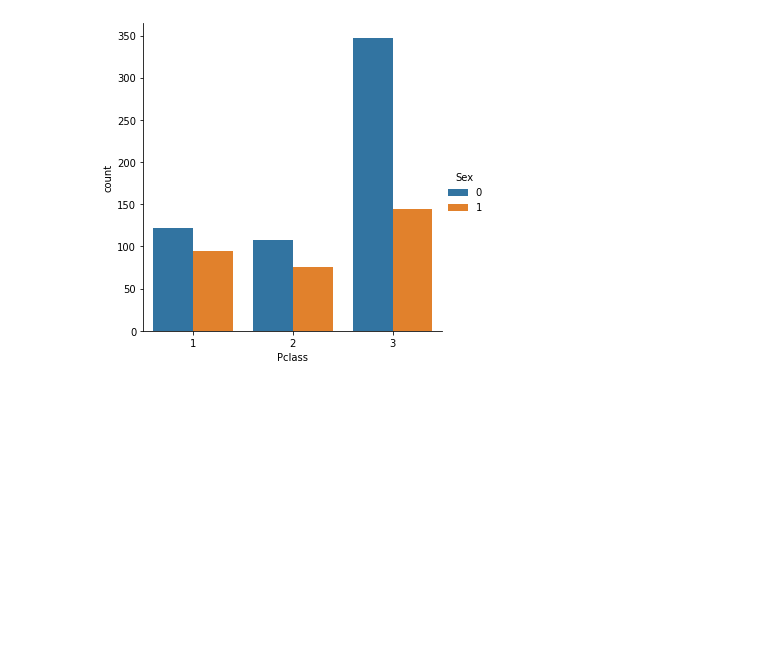
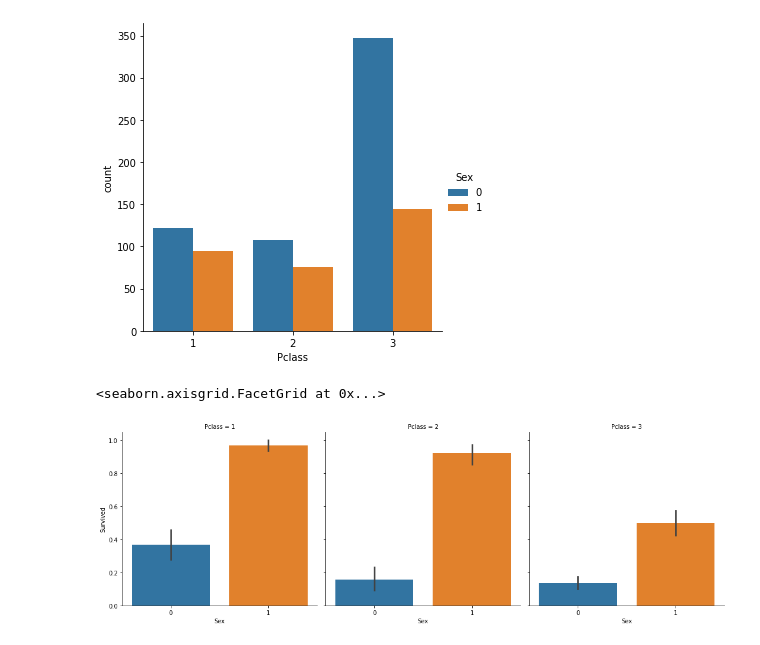
Before and after one commit to warshtayner/Kaggle_Titanic, a Jupyter notebook: my_training.ipynb, the cells around one changed output. Drawn from its saved outputs; the diff is of its cells as text; code cells hidden in the pictures; blank space fills up the shorter version.

Commit message:
training_v_1.0.2

```diff
--- a/my_training.ipynb
+++ b/my_training.ipynb
@@ -219,3 +261,8 @@ sb.catplot(x='Pclass', data=train_full, hue='Sex', kind='count')
 # %% [output]
 <seaborn.axisgrid.FacetGrid at 0x...>
 [figure]
+# %%
+sb.catplot(x='Sex', y='Survived', data=train_full, kind='bar', col='Pclass')
+# %% [output]
+<seaborn.axisgrid.FacetGrid at 0x...>
+[figure, added]
```
Also changed, not shown: parts of 22 cells of this notebook.
